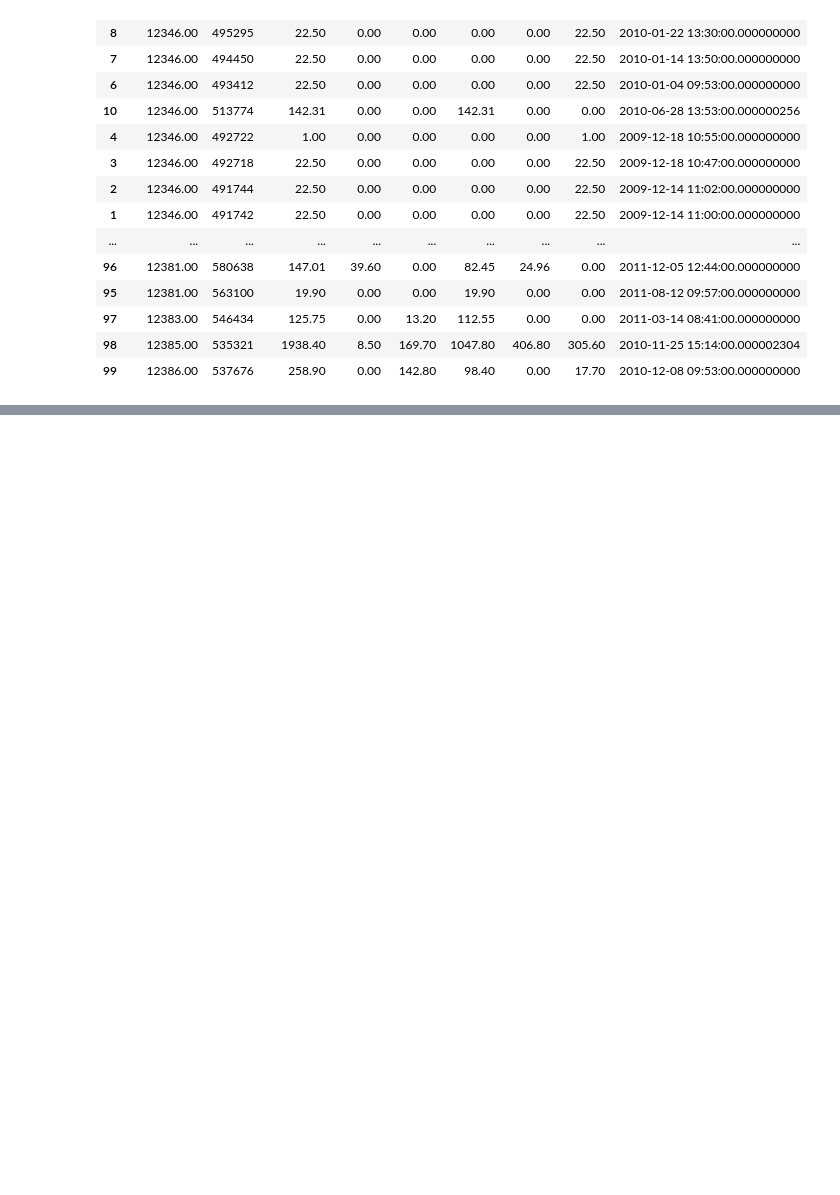
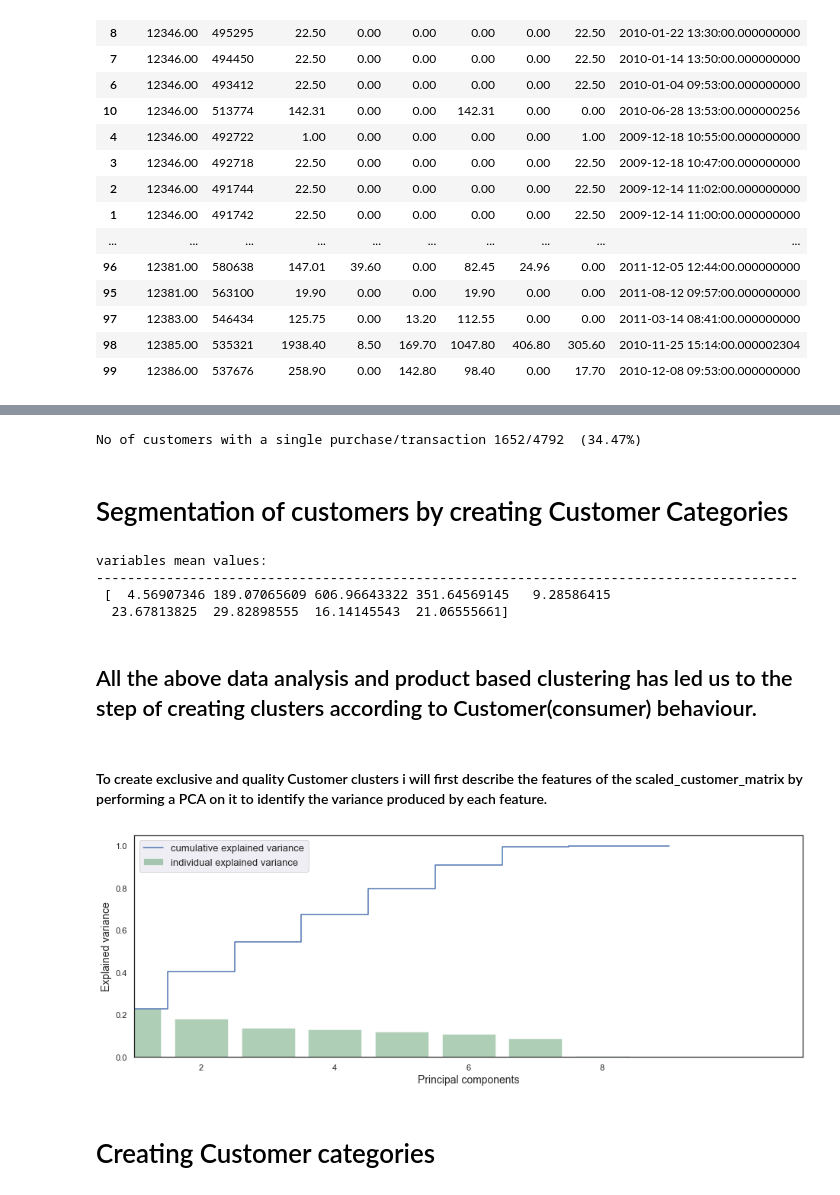
Before and after one commit to heisenberg1804/Customer-Retail-Data-Analysis, a Jupyter notebook: Customer_Retail_EDA.ipynb, the cells around one changed output, grey strips where cells are left out. Cells and saved outputs as stored; diff of their text form; code cells hidden in the pictures; blank space fills up the shorter version.

Commit message:
Created Customer Clusters and did PCA on them

```diff
--- a/Customer_Retail_EDA.ipynb
+++ b/Customer_Retail_EDA.ipynb
@@ -1194,0 +1210,9 @@ basket_price.sort_values('Customer ID', ascending = True)[:100]
+# %%
+transactions_per_user = basket_price.groupby(by=['Customer ID'])['Total_Price'].agg(['count','min','max','mean','sum'])
+for i in range(5):
+    col = 'categ_{}'.format(i)
+    transactions_per_user.loc[:,col] = (basket_price.groupby(by=['Customer ID'])[col].sum() / transactions_per_user['sum'])*100
+
+transactions_per_user.reset_index(drop = False, inplace = True)
+basket_price.groupby(by=['Customer ID'])['categ_0'].sum()
+transactions_per_user.sort_values('Customer ID', ascending = True)[:5]
@@ -1194,0 +1253,52 @@ basket_price.sort_values('Customer ID', ascending = True)[:100]
+# %%
+n1 = transactions_per_user[transactions_per_user['count'] == 1].shape[0]
+n2 = transactions_per_user.shape[0]
+print("No of customers with a single purchase/transaction {:<2}/{:<5} ({:<2.2f}%)".format(n1,n2,n1/n2*100))
+# %% [output]
+No of customers with a single purchase/transaction 1652/4792  (34.47%)
+# %% [markdown]
+# Segmentation of customers by creating Customer Categories
+# %%
+customer_columns = ['count','min','max','mean','categ_0','categ_1','categ_2','categ_3','categ_4']
+
+selected_customers = transactions_per_user.copy(deep = True)
+customer_matrix = selected_customers[customer_columns].to_numpy()
+# %%
+from sklearn.preprocessing import StandardScaler
+#standardizing the matrix
+scaler = StandardScaler()
+scaler.fit(customer_matrix)
+print('variables mean values: \n' + 90*'-' + '\n' , scaler.mean_)
+scaled_customer_matrix = scaler.transform(customer_matrix)
+# %% [output]
+variables mean values:
+------------------------------------------------------------------------------------------
+ [  4.56907346 189.07065609 606.96643322 351.64569145   9.28586415
+  23.67813825  29.82898555  16.14145543  21.06555661]
+# %% [markdown]
+## All the above data analysis and product based clustering has led us to the step of creating clusters according  to Customer(consumer) behaviour.
+# %% [markdown]
+#### To create exclusive and quality Customer clusters i will first describe the features of the scaled_customer_matrix by performing a PCA on it to identify the variance produced by each feature.
+# %%
+pca = PCA()
+pca.fit(scaled_customer_matrix)
+pca_output_samples = pca.transform(scaled_customer_matrix)
+# %%
+#Code for representing cumulative and individual variance produced by each feature
+fig, ax = plt.subplots(figsize=(14, 5))
+sns.set(font_scale=1)
+plt.step(range(customer_matrix.shape[1]), pca.explained_variance_ratio_.cumsum(), where='mid',
+         label='cumulative explained variance')
+sns.barplot(np.arange(1,customer_matrix.shape[1]+1), pca.explained_variance_ratio_, alpha=0.5, color = 'g',
+            label='individual explained variance')
+plt.xlim(0, 10)
+
+ax.set_xticklabels([s if int(s.get_text())%2 == 0 else '' for s in ax.get_xticklabels()])
+
+plt.ylabel('Explained variance', fontsize = 14)
+plt.xlabel('Principal components', fontsize = 14)
+plt.legend(loc='best', fontsize = 13);
+# %% [output]
+[figure, added]
+# %% [markdown]
+# Creating Customer categories
```
Also changed, not shown: parts of 15 cells of this notebook.
